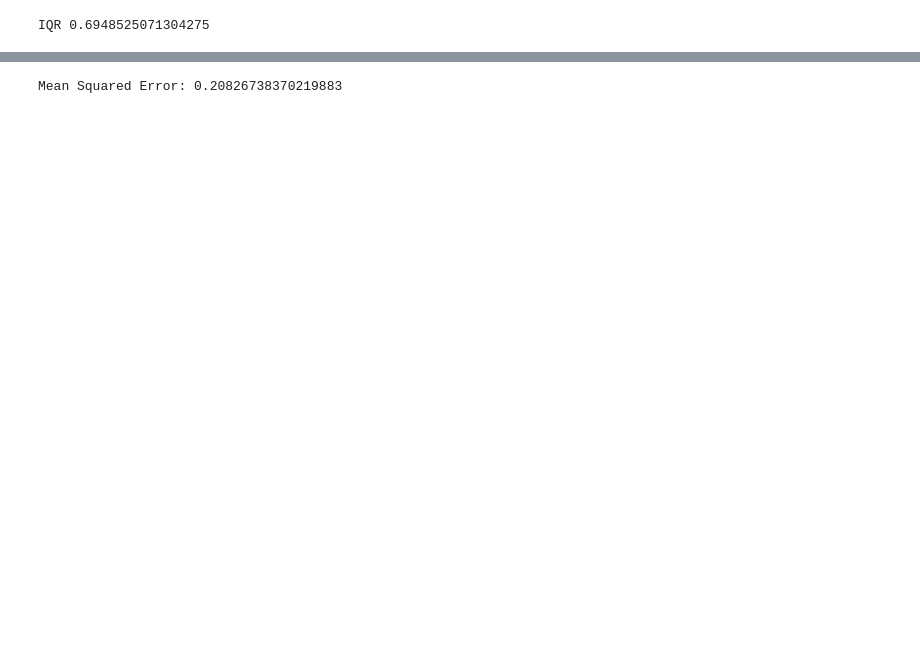
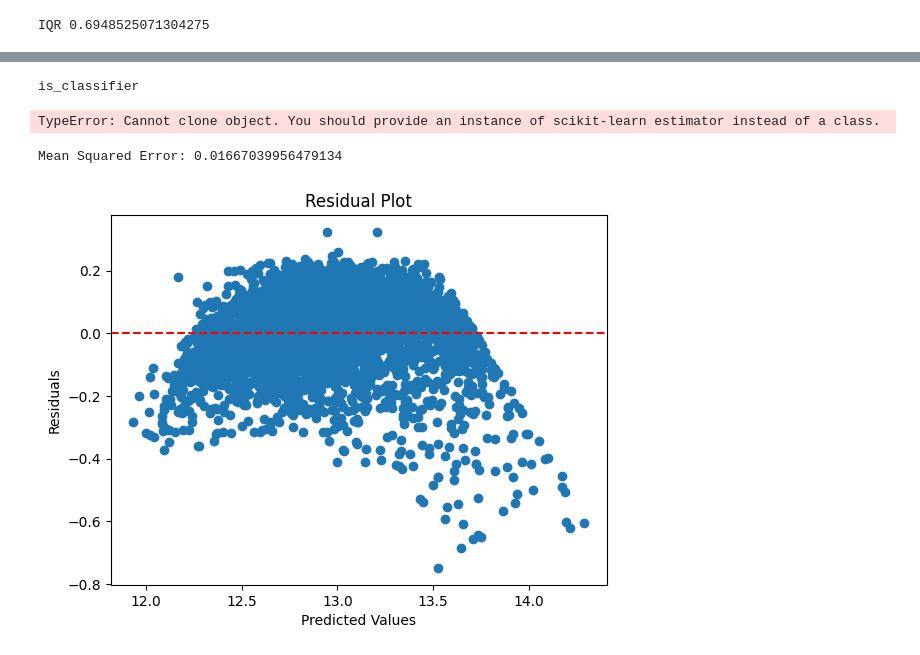
Before and after one commit to Metaphysicist1/GITA-ML, a Jupyter notebook: Task2/Task2_Script.ipynb, the cells around one changed output, grey strips where cells are left out. Cells and saved outputs as stored; diff of their text form; code cells hidden in the pictures; blank space fills up the shorter version.

```diff
--- a/Task2/Task2_Script.ipynb
+++ b/Task2/Task2_Script.ipynb
@@ -253,8 +255,8 @@ X = data.drop('price', axis=1)
 y = data['price']
 scaler = StandardScaler()
 X_scaled = scaler.fit_transform(X)
-y_scaled = scaler.fit_transform(y.values.reshape(-1,1)).flatten()
-X_train, X_test, y_train, y_test = train_test_split(X_scaled, y_scaled, test_size=0.2, random_state=42)
+
+X_train, X_test, y_train, y_test = train_test_split(X_scaled, y, test_size=0.2, random_state=42)
 # %%
 class LinearRegression():
     def __init__(self,learning_rate, n_iter) -> None:
@@ -294,9 +296,11 @@ class LinearRegression():
     def get_params(self):
         return self.weights, self.bias
 # %%
-
-model = LinearRegression(learning_rate=0.01, n_iter=100)
-
-model.fit(X_train, y_train)
+param_grid = {'learning_rate': [0.001, 0.01,],'n_iter':[100,1000,2000]}
+grid_search = GridSearchCV(LinearRegression, param_grid,scoring='neg_mean_squared_error', cv=5)
+grid_search.fit(X_train, y_train)
+# %% [output]
+is_classifier
+TypeError: Cannot clone object. You should provide an instance of scikit-learn estimator instead of a class.
 # %%
 y_pred = model.predict(X_test)
@@ -306,4 +308,15 @@ from sklearn.metrics import mean_squared_error
 mse = mean_squared_error(y_test, y_pred)
 print(f'Mean Squared Error: {mse}')
 # %% [output]
-Mean Squared Error: 0.20826738370219883
+Mean Squared Error: 0.01667039956479134
+# %%
+
+residuals = y_test - y_pred
+plt.scatter(y_pred, residuals)
+plt.axhline(0, color='red', linestyle='--')
+plt.xlabel('Predicted Values')
+plt.ylabel('Residuals')
+plt.title('Residual Plot')
+plt.show()
+# %% [output]
+[figure, added]
```
Also changed, not shown: parts of 15 cells of this notebook, 3 other files.
